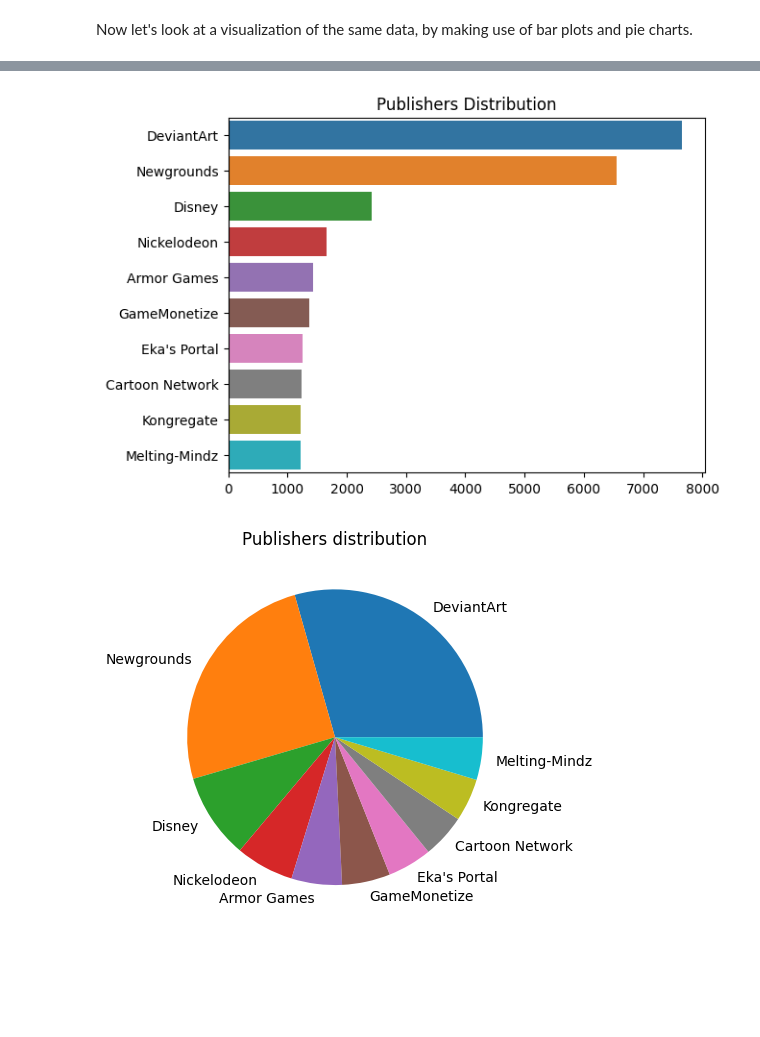
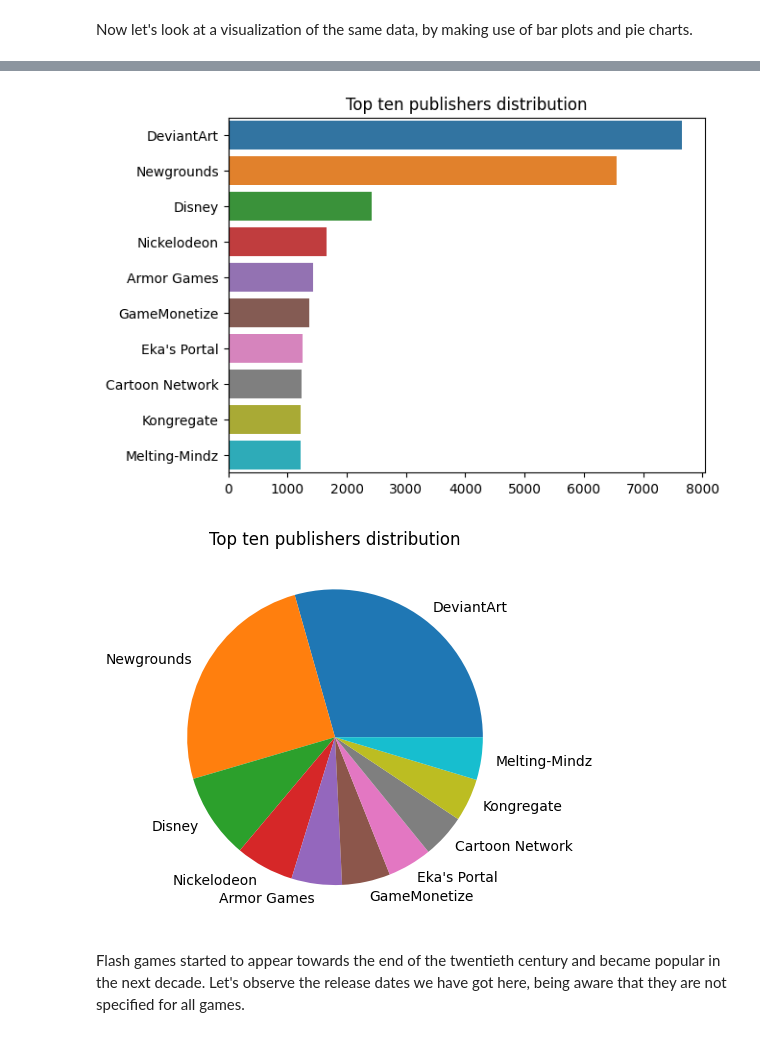
Before and after one commit to giovanni-cutri/flashpoint-analytics, a Jupyter notebook: notebooks/flashpoint_analytics_python.ipynb, the cells around one changed output, grey strips where cells are left out. Saved outputs shown, nothing was run; the diff lists cells and outputs as text; code cells hidden in the pictures; blank space fills up the shorter version.

```diff
--- a/notebooks/flashpoint_analytics_python.ipynb
+++ b/notebooks/flashpoint_analytics_python.ipynb
@@ -63,7 +64,7 @@ memory usage: 36.6+ MB
 # %% [markdown]
 There is a total of 27 variables and almost all of them belong to the *object* data type. We are going to need only some of them, so let's keep only the relevant ones.
 # %%
-vars_to_keep = ["id", "title", "developer", "publisher", "platform", "releaseDate", "language", "tagsStr"]
+vars_to_keep = ["id", "title", "developer", "publisher", "platform", "releaseDate", "language", "library", "tagsStr"]
 df = df[vars_to_keep]
 df.info()
 # %% [output]
@@ -134,8 +136,8 @@ Name: developer, dtype: int64
 # %% [markdown]
 These are the most represented developers in the database. It is impressive to notice that almost all of them are known to be specialised in escape games, which we can suppose to be a very popular genre; we will dig into this later. Lastly, a special mention for Neopets, which managed to build a passionate community still active after over 20 years.
 # %%
-df_publishers = df.loc[df.publisher != '', "publisher"].value_counts()[:10]
-df_publishers
+top_publishers = df.loc[df.publisher != '', "publisher"].value_counts()[:10]
+top_publishers
 # %% [output]
 DeviantArt         7655
 Newgrounds         6550
@@ -167,12 +169,14 @@ plt.show()
 # %%
-sns.barplot(x = df_publishers.values, y = df_publishers.index, orient = "h").set(title = "Publishers distribution");
+sns.barplot(x = top_publishers.values, y = top_publishers.index, orient = "h").set(title = "Top ten publishers distribution");
 # %% [output]
-[figure, old version]
+[figure, new version]
 # %%
-labels = df_publishers.index
-sizes = df_publishers.values / df_publishers.values.sum() * 100
+labels = top_publishers.index
+sizes = top_publishers.values / top_publishers.values.sum() * 100
 plt.pie(sizes, labels = labels)
-plt.title("Publishers distribution")
+plt.title("Top ten publishers distribution")
 plt.show()
 # %% [output]
-[figure, old version]
+[figure, new version]
+# %% [markdown]
+Flash games started to appear towards the end of the twentieth century and became popular in the next decade. Let's observe the release dates we have got here, being aware that they are not specified for all games.
```
Also changed, not shown: parts of 26 cells of this notebook.
